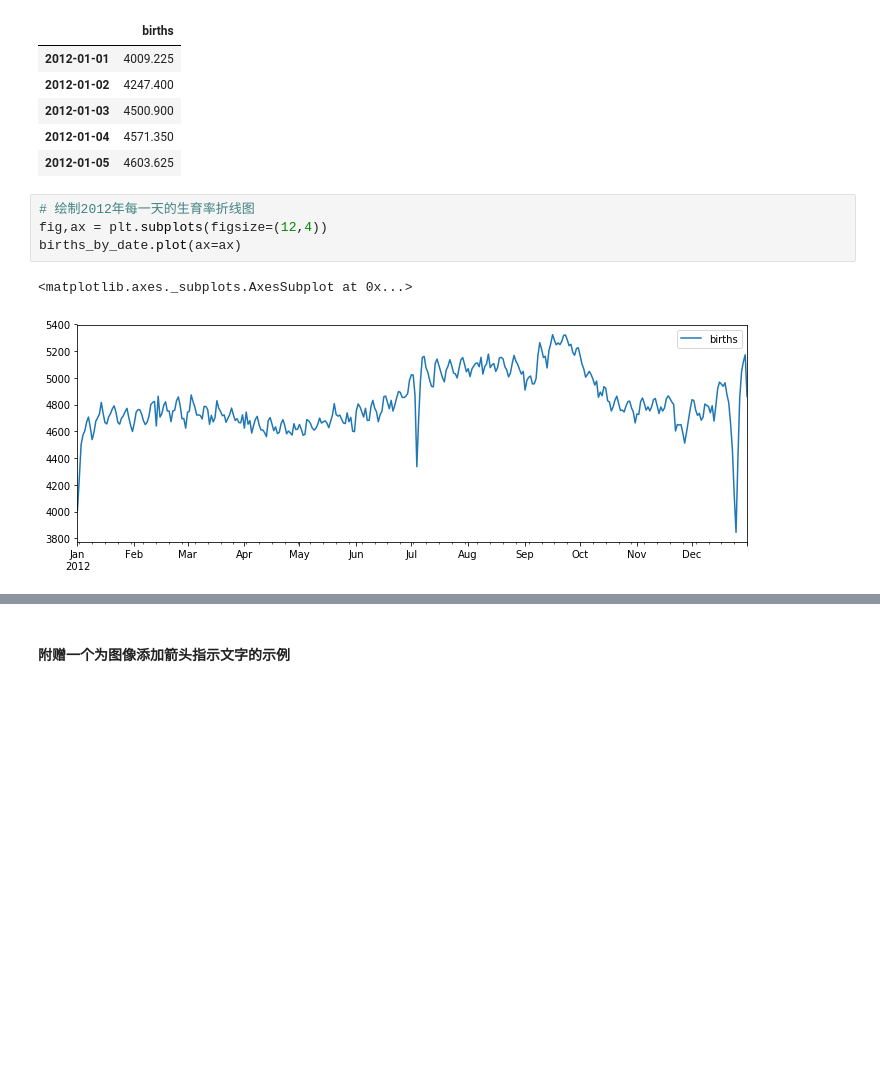
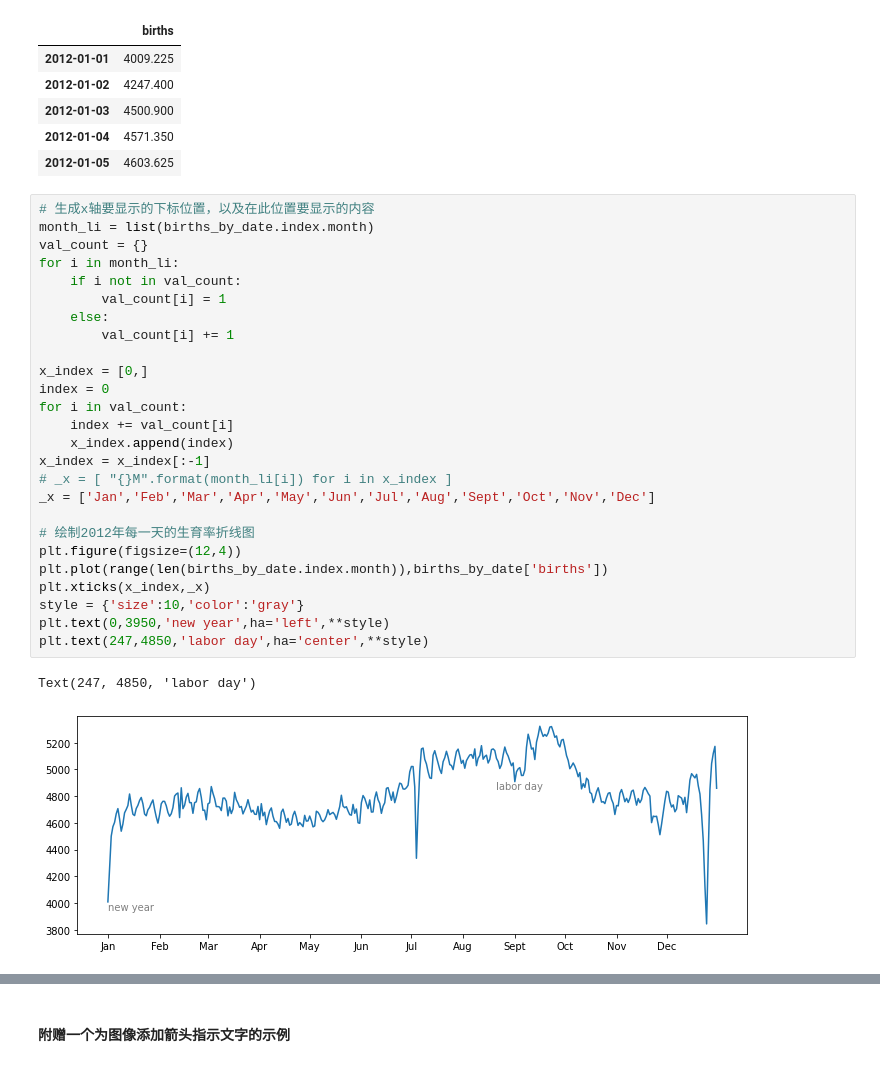
Before and after one commit to PeterZhangxing/my_lectures, a Jupyter notebook: about_plt/american_birth.ipynb, the cells around one changed output, grey strips where cells are left out. Drawn from its saved outputs; the diff is of its cells as text; blank space fills up the shorter version.

```diff
--- a/about_plt/american_birth.ipynb
+++ b/about_plt/american_birth.ipynb
@@ -126,13 +123,35 @@ births_by_date.head()
 | 2012-01-03 | 4500.900 |
 | 2012-01-04 | 4571.350 |
 | 2012-01-05 | 4603.625 |
-# %%
-# 绘制2012年每一天的生育率折线图
-fig,ax = plt.subplots(figsize=(12,4))
-births_by_date.plot(ax=ax)
-# %% [output]
-<matplotlib.axes._subplots.AxesSubplot at 0x...>
-[figure, removed]
+# %%
+# 生成x轴要显示的下标位置，以及在此位置要显示的内容
+month_li = list(births_by_date.index.month)
+val_count = {}
+for i in month_li:
+    if i not in val_count:
+        val_count[i] = 1
+    else:
+        val_count[i] += 1
+
+x_index = [0,]
+index = 0
+for i in val_count:
+    index += val_count[i]
+    x_index.append(index)
+x_index = x_index[:-1]
+# _x = [ "{}M".format(month_li[i]) for i in x_index ]
+_x = ['Jan','Feb','Mar','Apr','May','Jun','Jul','Aug','Sept','Oct','Nov','Dec']
+
+# 绘制2012年每一天的生育率折线图
+plt.figure(figsize=(12,4))
+plt.plot(range(len(births_by_date.index.month)),births_by_date['births'])
+plt.xticks(x_index,_x)
+style = {'size':10,'color':'gray'}
+plt.text(0,3950,'new year',ha='left',**style)
+plt.text(247,4850,'labor day',ha='center',**style)
+# %% [output]
+Text(247, 4850, 'labor day')
+[figure, added]
 # %%
 # 为图像添加文字
 fig,ax = plt.subplots(figsize=(12,4))
```
Also changed, not shown: parts of 5 cells of this notebook, 1 other file.
